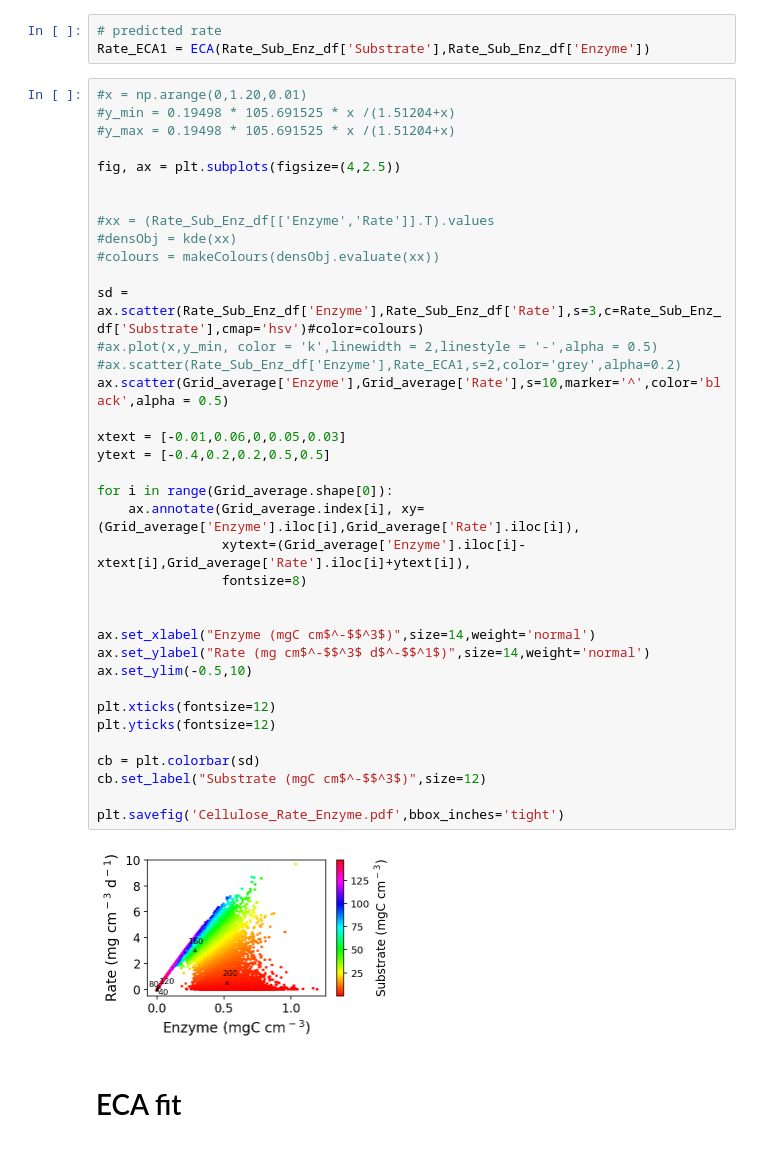
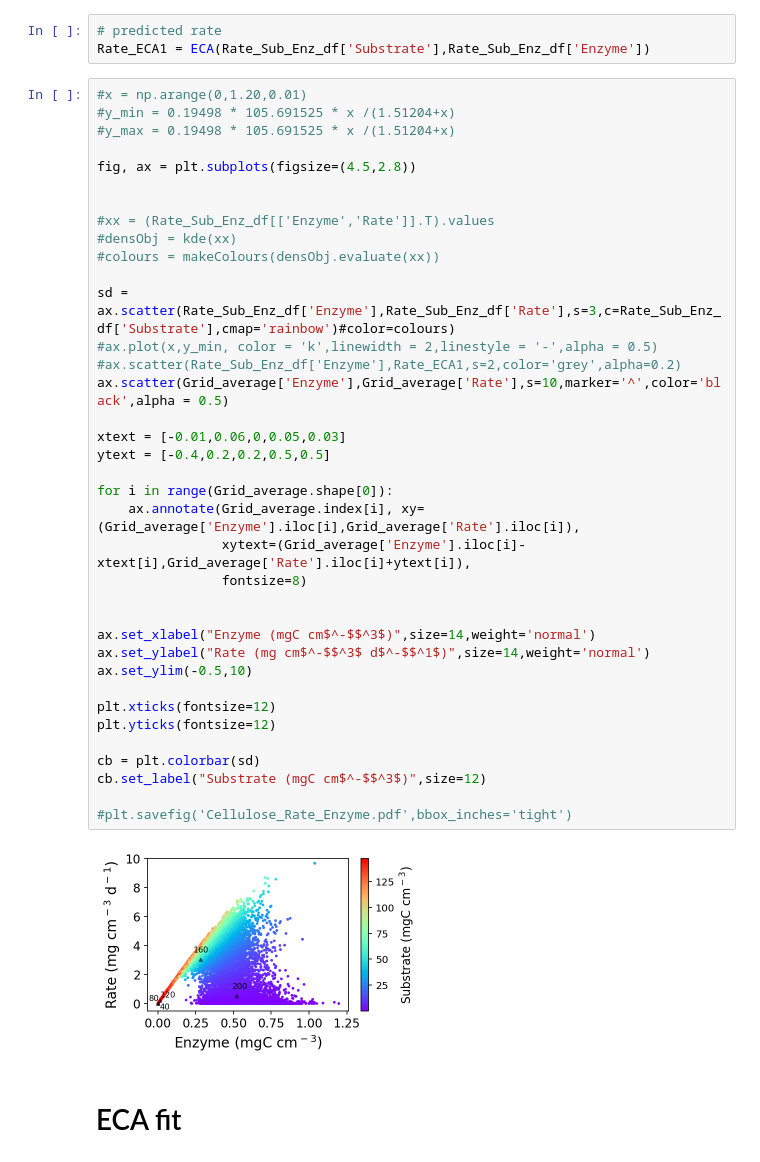
Before and after one commit to bioatmosphere/An_emergent_soil_enzyme_decomposition_model, a Jupyter notebook: Figure_3/Fig_3_Spatial_analysis_of_data_pooled_together_Python.ipynb, the cells around one changed output. Saved outputs shown, nothing was run; the diff lists cells and outputs as text.

```diff
--- a/Figure_3/Fig_3_Spatial_analysis_of_data_pooled_together_Python.ipynb
+++ b/Figure_3/Fig_3_Spatial_analysis_of_data_pooled_together_Python.ipynb
@@ -191,40 +191,40 @@ Rate_ECA1 = ECA(Rate_Sub_Enz_df['Substrate'],Rate_Sub_Enz_df['Enzyme'])
 #y_min = 0.19498 * 105.691525 * x /(1.51204+x)
 #y_max = 0.19498 * 105.691525 * x /(1.51204+x)
 
-fig, ax = plt.subplots(figsize=(4,2.5))
+fig, ax = plt.subplots(figsize=(4.5,2.8))
 
 
 #xx = (Rate_Sub_Enz_df[['Enzyme','Rate']].T).values
 #densObj = kde(xx)
 #colours = makeColours(densObj.evaluate(xx))
 
-sd = ax.scatter(Rate_Sub_Enz_df['Enzyme'],Rate_Sub_Enz_df['Rate'],s=3,c=Rate_Sub_Enz_df['Substrate'],cmap='hsv')#color=colours)
+sd = ax.scatter(Rate_Sub_Enz_df['Enzyme'],Rate_Sub_Enz_df['Rate'],s=3,c=Rate_Sub_Enz_df['Substrate'],cmap='rainbow')#color=colours)
 #ax.plot(x,y_min, color = 'k',linewidth = 2,linestyle = '-',alpha = 0.5)
 #ax.scatter(Rate_Sub_Enz_df['Enzyme'],Rate_ECA1,s=2,color='grey',alpha=0.2)
 ax.scatter(Grid_average['Enzyme'],Grid_average['Rate'],s=10,marker='^',color='black',alpha = 0.5)
 
 xtext = [-0.01,0.06,0,0.05,0.03]
 ytext = [-0.4,0.2,0.2,0.5,0.5]
 
 for i in range(Grid_average.shape[0]):
     ax.annotate(Grid_average.index[i], xy=(Grid_average['Enzyme'].iloc[i],Grid_average['Rate'].iloc[i]),
                 xytext=(Grid_average['Enzyme'].iloc[i]-xtext[i],Grid_average['Rate'].iloc[i]+ytext[i]),
                 fontsize=8)
 
 
 ax.set_xlabel("Enzyme (mgC cm$^-$$^3$)",size=14,weight='normal')
 ax.set_ylabel("Rate (mg cm$^-$$^3$ d$^-$$^1$)",size=14,weight='normal')
 ax.set_ylim(-0.5,10)
 
 plt.xticks(fontsize=12)
 plt.yticks(fontsize=12)
 
 cb = plt.colorbar(sd)
 cb.set_label("Substrate (mgC cm$^-$$^3$)",size=12)
 
-plt.savefig('Cellulose_Rate_Enzyme.pdf',bbox_inches='tight')
+#plt.savefig('Cellulose_Rate_Enzyme.pdf',bbox_inches='tight')
 # %% [output]
-[figure, old version]
+[figure, new version]
 # %% [markdown]
 # ECA fit
 # %%
```
Also changed, not shown: parts of 3 cells of this notebook.
